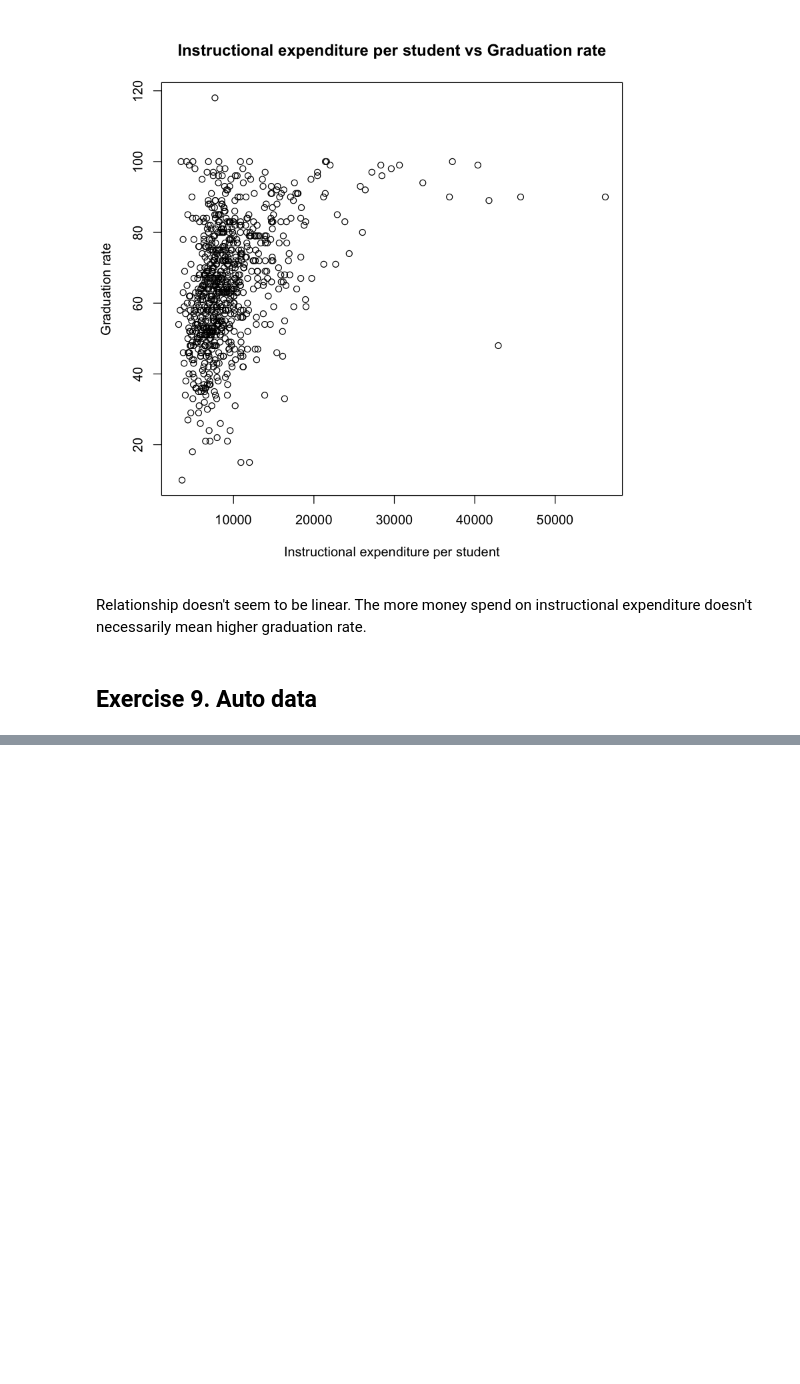
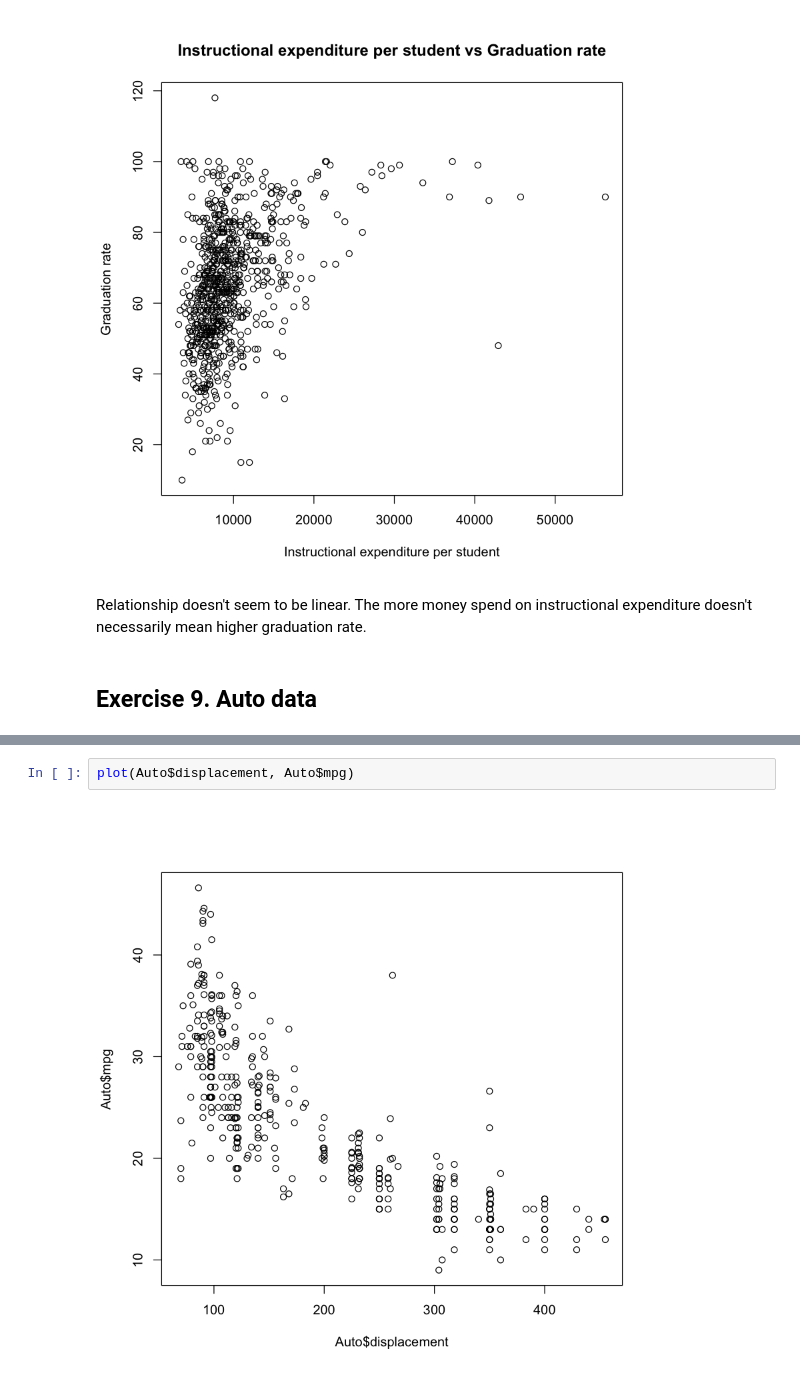
Before and after one commit to miwojc/ISL-ch2, a Jupyter notebook: ch2-ex-app.ipynb, the cells around one changed output, grey strips where cells are left out. Cells and saved outputs as stored; diff of their text form; blank space fills up the shorter version.

```diff
--- a/ch2-ex-app.ipynb
+++ b/ch2-ex-app.ipynb
@@ -207,0 +387,4 @@ Auto = read.table("~/Documents/GitHub/ISL-ch2/Auto.data")
+# %%
+plot(Auto$displacement, Auto$mpg)
+# %% [output]
+[figure, added]
```
Also changed, not shown: parts of 50 cells of this notebook.
